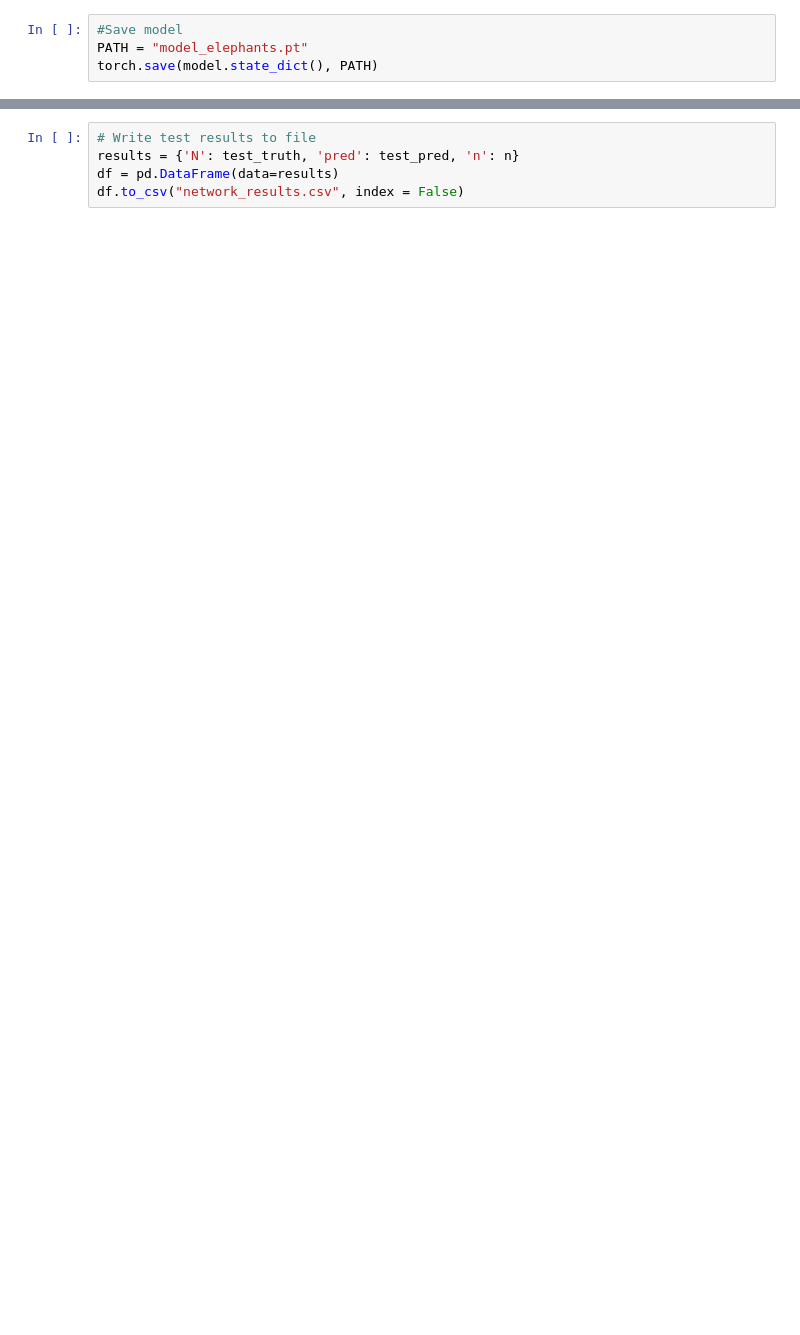
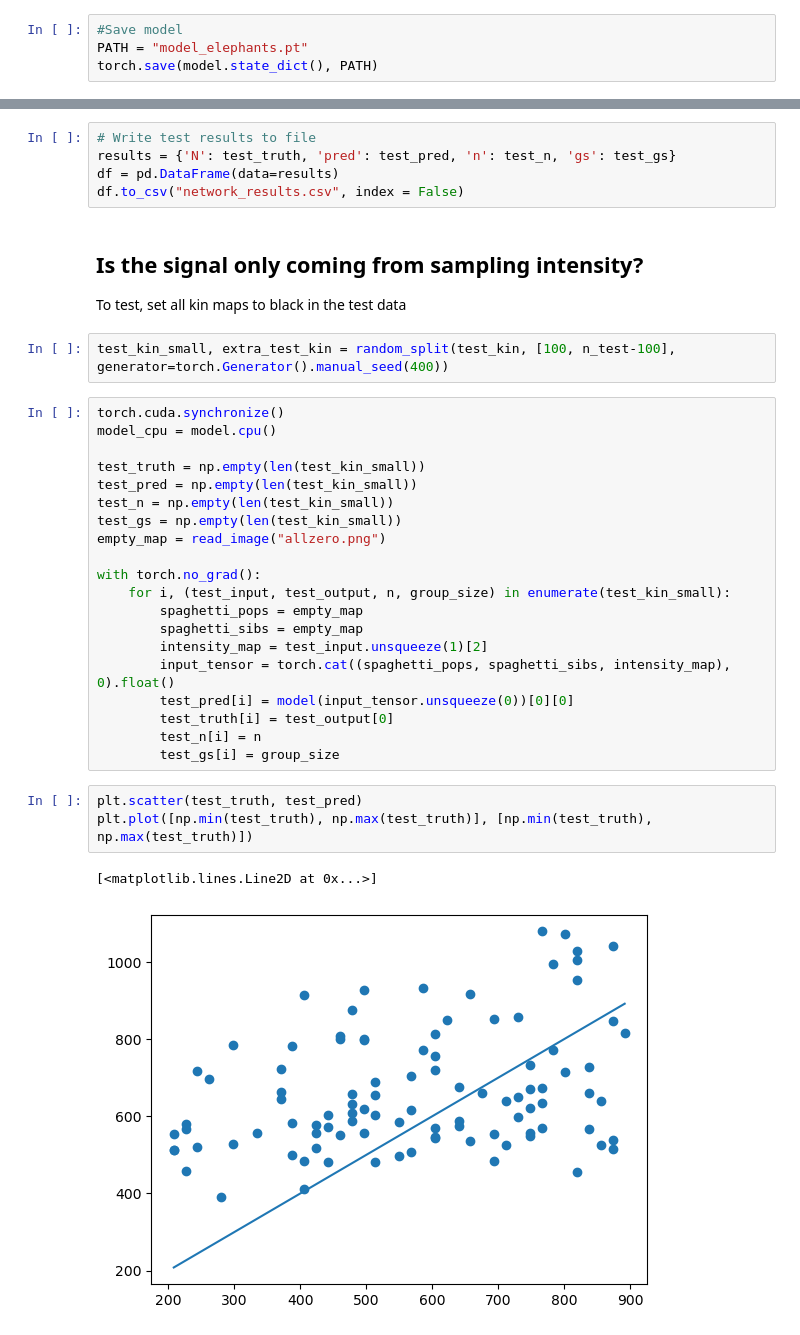
Before and after one commit to giliapatterson/spatial_ckmr, a Jupyter notebook: elephants/network.ipynb, the cells around one changed output, grey strips where cells are left out. Cells and saved outputs as stored; diff of their text form; blank space fills up the shorter version.

```diff
--- a/elephants/network.ipynb
+++ b/elephants/network.ipynb
@@ -225,5 +251,37 @@ plt.scatter(test_truth, test_pred)
 # %%
 # Write test results to file
-results = {'N': test_truth, 'pred': test_pred, 'n': n}
+results = {'N': test_truth, 'pred': test_pred, 'n': test_n, 'gs': test_gs}
 df = pd.DataFrame(data=results)
 df.to_csv("network_results.csv", index = False)
+# %% [markdown]
+## Is the signal only coming from sampling intensity?
+
+To test, set all kin maps to black in the test data
+# %%
+test_kin_small, extra_test_kin = random_split(test_kin, [100, n_test-100], generator=torch.Generator().manual_seed(400))
+# %%
+torch.cuda.synchronize()
+model_cpu = model.cpu()
+
+test_truth = np.empty(len(test_kin_small))
+test_pred = np.empty(len(test_kin_small))
+test_n = np.empty(len(test_kin_small))
+test_gs = np.empty(len(test_kin_small))
+empty_map = read_image("allzero.png")
+
+with torch.no_grad():
+    for i, (test_input, test_output, n, group_size) in enumerate(test_kin_small):
+        spaghetti_pops = empty_map
+        spaghetti_sibs = empty_map
+        intensity_map = test_input.unsqueeze(1)[2]
+        input_tensor = torch.cat((spaghetti_pops, spaghetti_sibs, intensity_map), 0).float()
+        test_pred[i] = model(input_tensor.unsqueeze(0))[0][0]
+        test_truth[i] = test_output[0]
+        test_n[i] = n
+        test_gs[i] = group_size
+# %%
+plt.scatter(test_truth, test_pred)
+plt.plot([np.min(test_truth), np.max(test_truth)], [np.min(test_truth), np.max(test_truth)])
+# %% [output]
+[<matplotlib.lines.Line2D at 0x...>]
+[figure, added]
```
Also changed, not shown: parts of 17 cells of this notebook, 1 other file.
